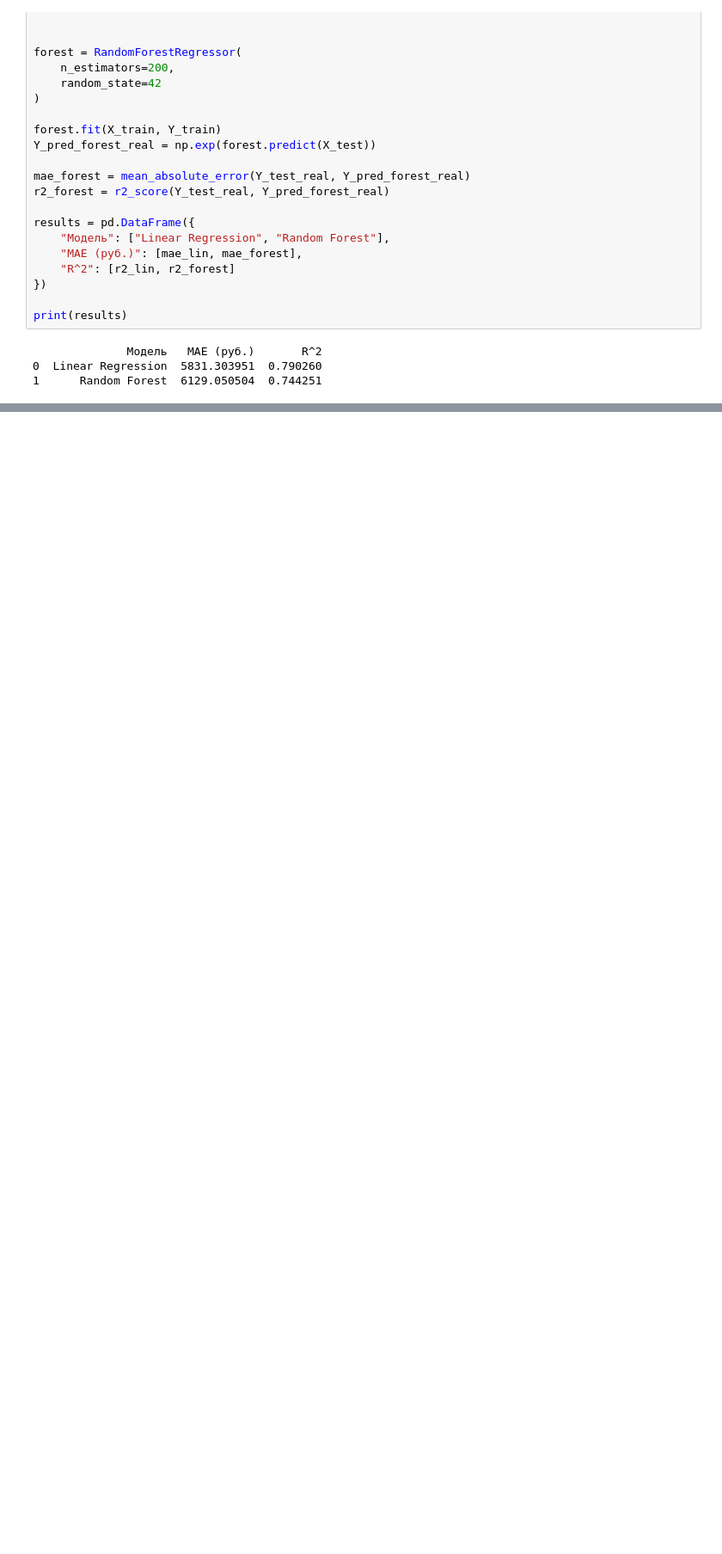
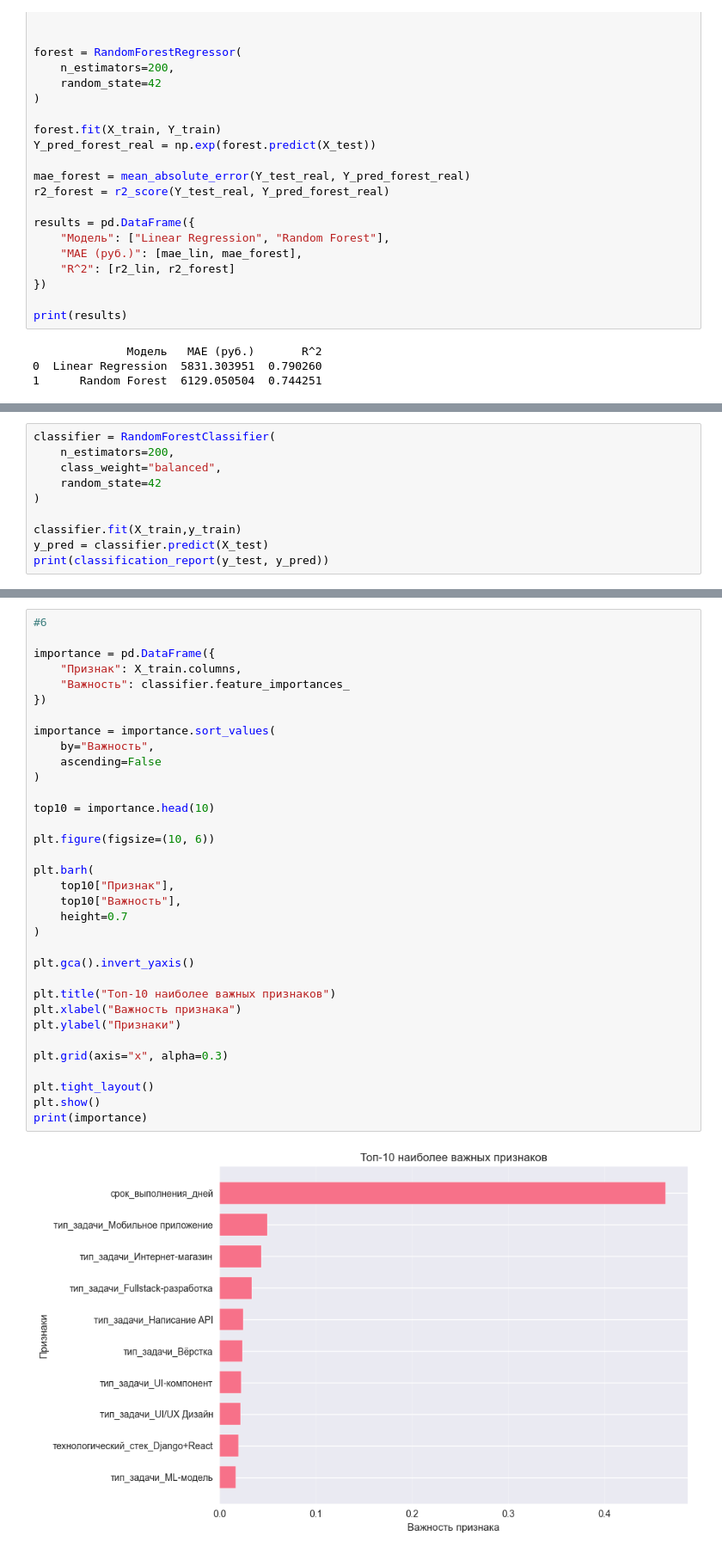
Before and after one commit to sevavargin/CaseBridge, a Jupyter notebook: CaseBridge.ipynb, the cells around one changed output, grey strips where cells are left out. Shown at 86% size. Drawn from its saved outputs; the diff is of its cells as text; blank space fills up the shorter version.

```diff
--- a/CaseBridge.ipynb
+++ b/CaseBridge.ipynb
@@ -280,0 +264,10 @@ print(results)
+# %%
+classifier = RandomForestClassifier(
+    n_estimators=200,
+    class_weight="balanced",
+    random_state=42
+)
+
+classifier.fit(X_train,y_train)
+y_pred = classifier.predict(X_test)
+print(classification_report(y_test, y_pred))
@@ -280,0 +286,36 @@ print(results)
+# %%
+#6
+
+importance = pd.DataFrame({
+    "Признак": X_train.columns,
+    "Важность": classifier.feature_importances_
+})
+
+importance = importance.sort_values(
+    by="Важность",
+    ascending=False
+)
+
+top10 = importance.head(10)
+
+plt.figure(figsize=(10, 6))
+
+plt.barh(
+    top10["Признак"],
+    top10["Важность"],
+    height=0.7
+)
+
+plt.gca().invert_yaxis()
+
+plt.title("Топ-10 наиболее важных признаков")
+plt.xlabel("Важность признака")
+plt.ylabel("Признаки")
+
+plt.grid(axis="x", alpha=0.3)
+
+plt.tight_layout()
+plt.show()
+print(importance)
+# %% [output]
+[figure, added]
```
Also changed, not shown: parts of 5 cells of this notebook.
